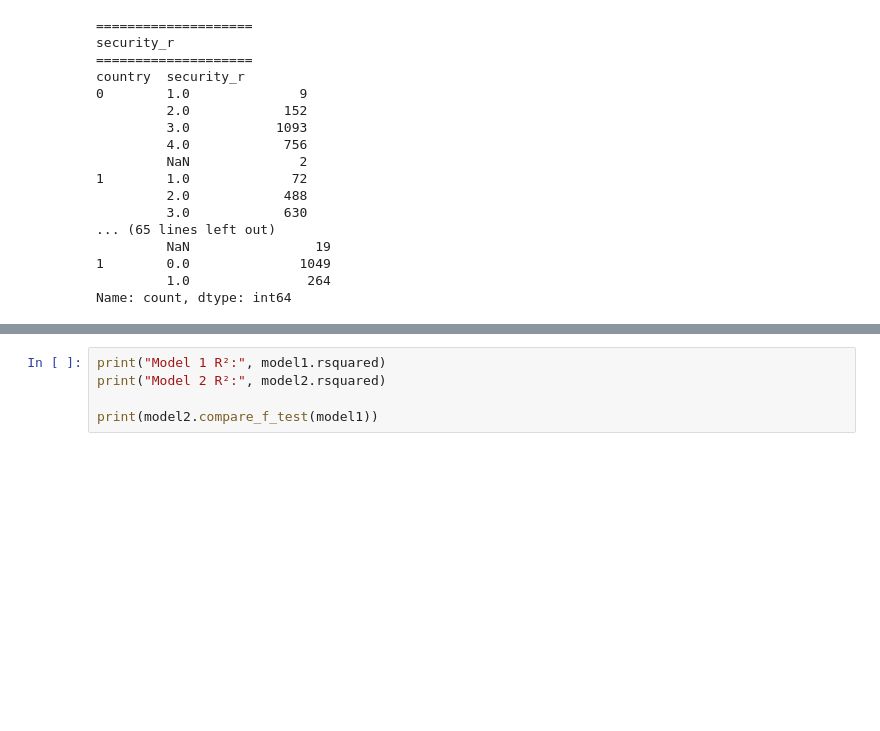
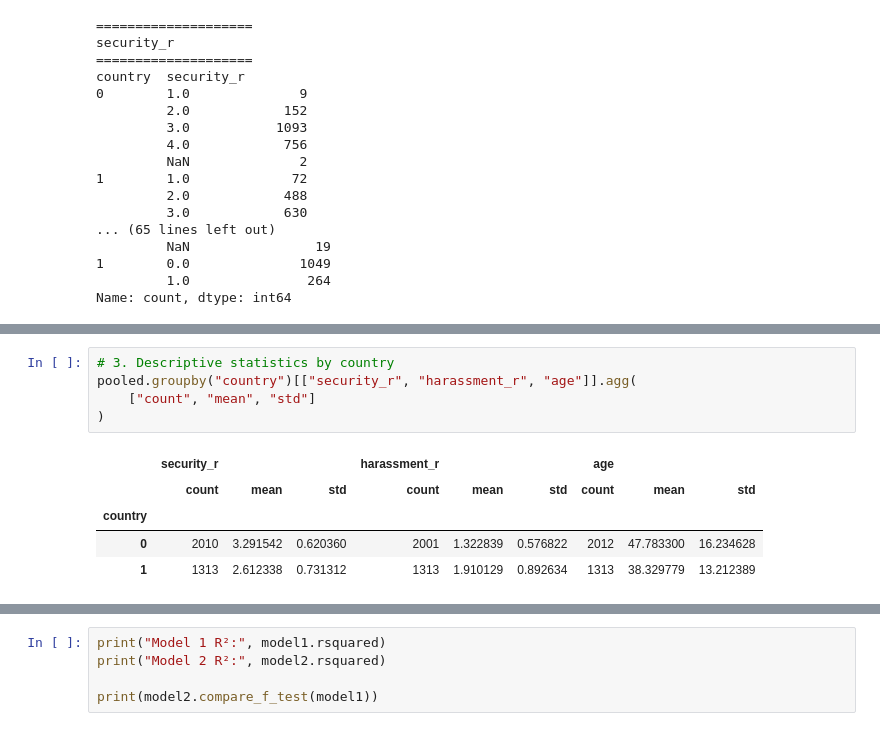
Before and after one commit to Zhao-Yihan123/HS4002_Team-Husky, a Jupyter notebook: code/pooled_analysis_sg_my.ipynb, the cells around one changed output, grey strips where cells are left out. Saved outputs shown, nothing was run; the diff lists cells and outputs as text; blank space fills up the shorter version.

```diff
--- a/code/pooled_analysis_sg_my.ipynb
+++ b/code/pooled_analysis_sg_my.ipynb
@@ -129,0 +158,11 @@ Name: count, dtype: int64
+# %%
+# 3. Descriptive statistics by country
+pooled.groupby("country")[["security_r", "harassment_r", "age"]].agg(
+    ["count", "mean", "std"]
+)
+# %% [output]
+|  | security_r |  |  | harassment_r |  |  | age |  |  |
+|  | count | mean | std | count | mean | std | count | mean | std |
+| country |  |  |  |  |  |  |  |  |  |
+| 0 | 2010 | 3.291542 | 0.620360 | 2001 | 1.322839 | 0.576822 | 2012 | 47.783300 | 16.234628 |
+| 1 | 1313 | 2.612338 | 0.731312 | 1313 | 1.910129 | 0.892634 | 1313 | 38.329779 | 13.212389 |
```
Also changed, not shown: parts of 10 cells of this notebook.
